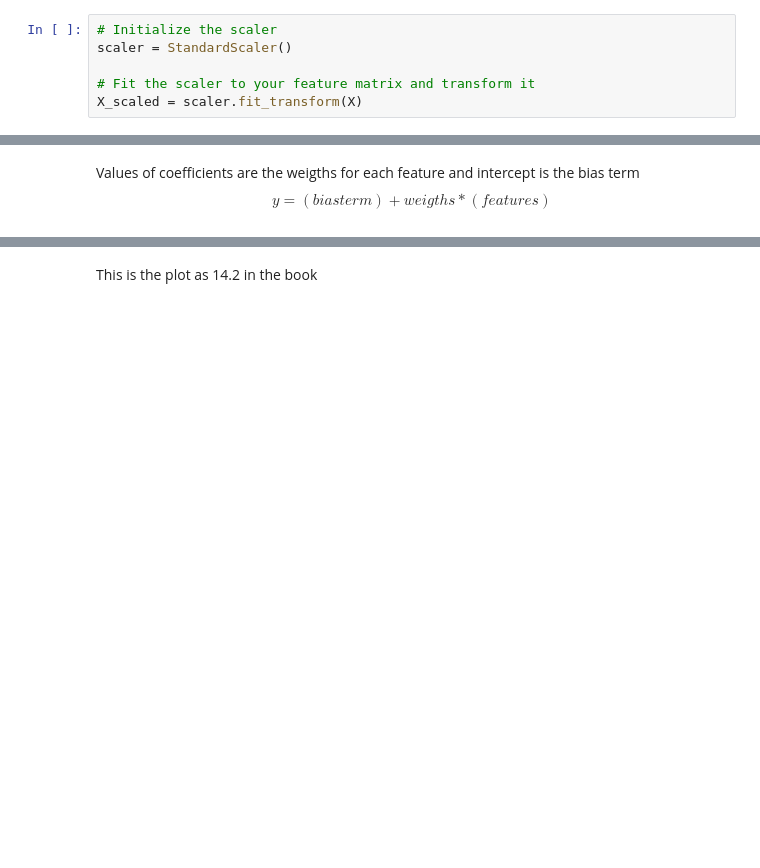
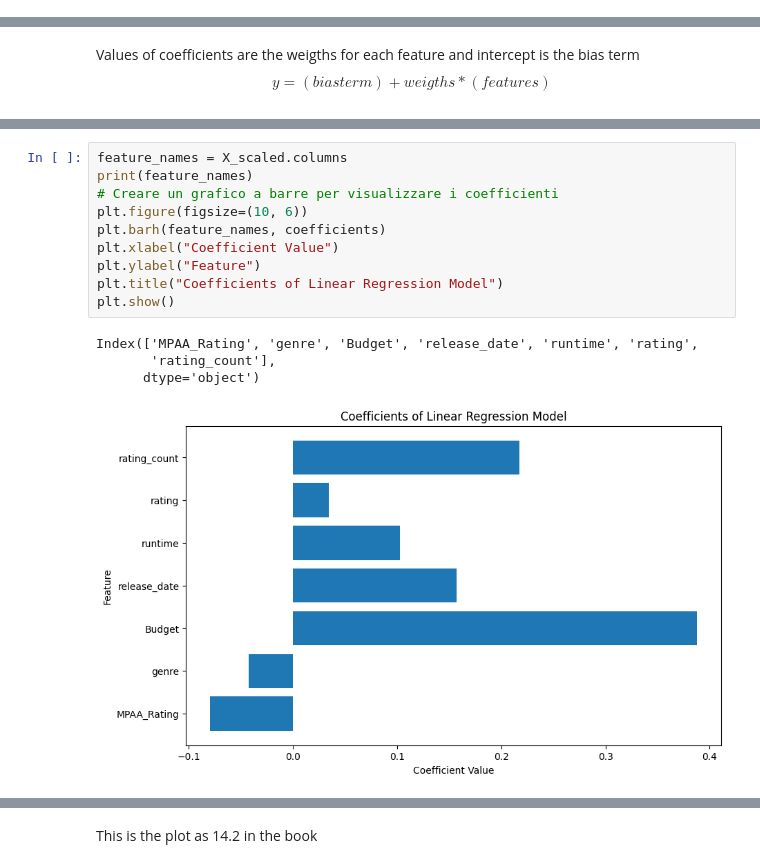
Before and after one commit to magolimbo/Machine-Learning-report1, a Jupyter notebook: Regression GROSS.ipynb, the cells around one changed output, grey strips where cells are left out. Cells and saved outputs as stored; diff of their text form; blank space fills up the shorter version.

```diff
--- a/Regression GROSS.ipynb
+++ b/Regression GROSS.ipynb
@@ -72,6 +187,0 @@ y = data["Gross"]  # Target variable (dipendent variable)
-# %%
-# Initialize the scaler
-scaler = StandardScaler()
-
-# Fit the scaler to your feature matrix and transform it
-X_scaled = scaler.fit_transform(X)
@@ -205,3 +415,18 @@ array([-2.68033647e+07, -1.42442736e+07,  1.30938971e+08,  5.31093829e+07,
+# %%
+feature_names = X_scaled.columns
+print(feature_names)
+# Creare un grafico a barre per visualizzare i coefficienti
+plt.figure(figsize=(10, 6))
+plt.barh(feature_names, coefficients)
+plt.xlabel("Coefficient Value")
+plt.ylabel("Feature")
+plt.title("Coefficients of Linear Regression Model")
+plt.show()
+# %% [output]
+Index(['MPAA_Rating', 'genre', 'Budget', 'release_date', 'runtime', 'rating',
+       'rating_count'],
+      dtype='object')
+[figure, added]
 # %%
 intercept
 # %% [output]
```
Also changed, not shown: parts of 43 cells of this notebook, 1 other file.
